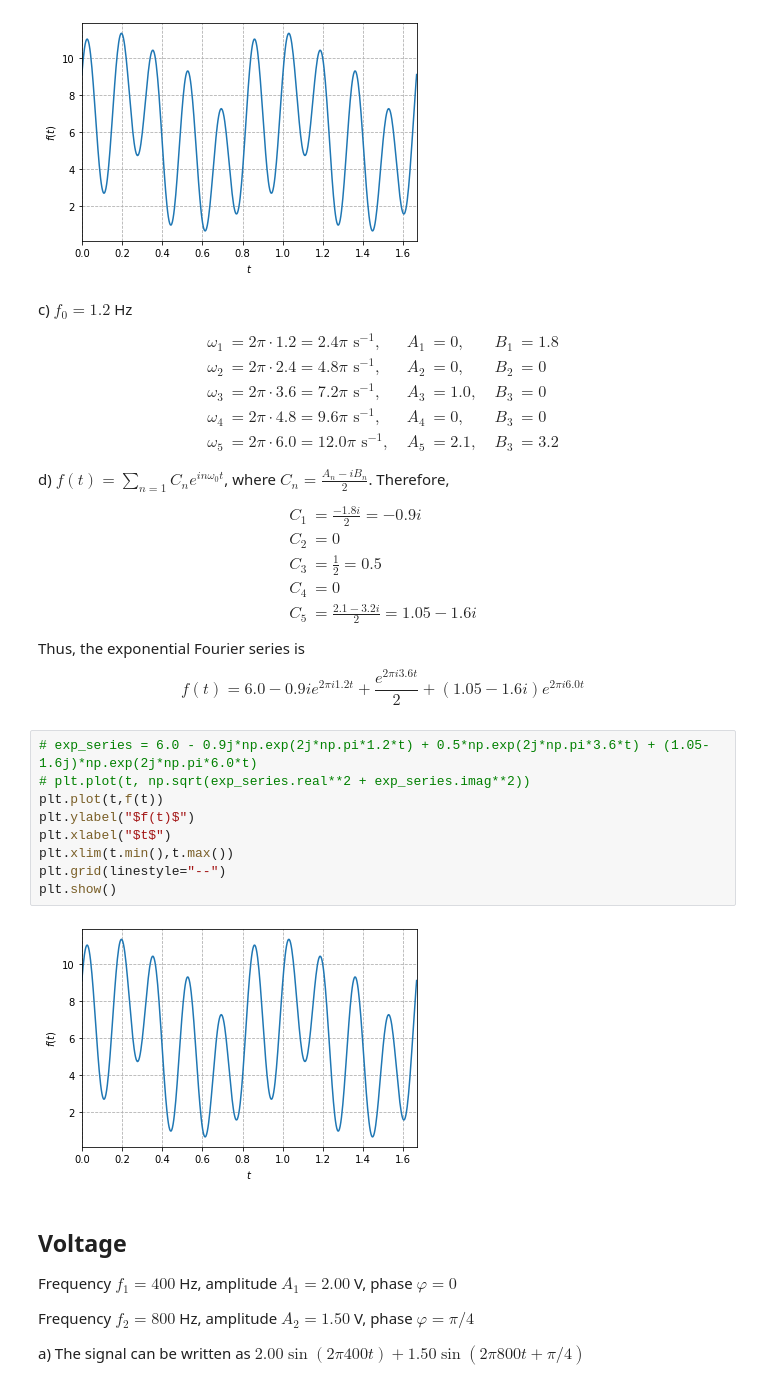
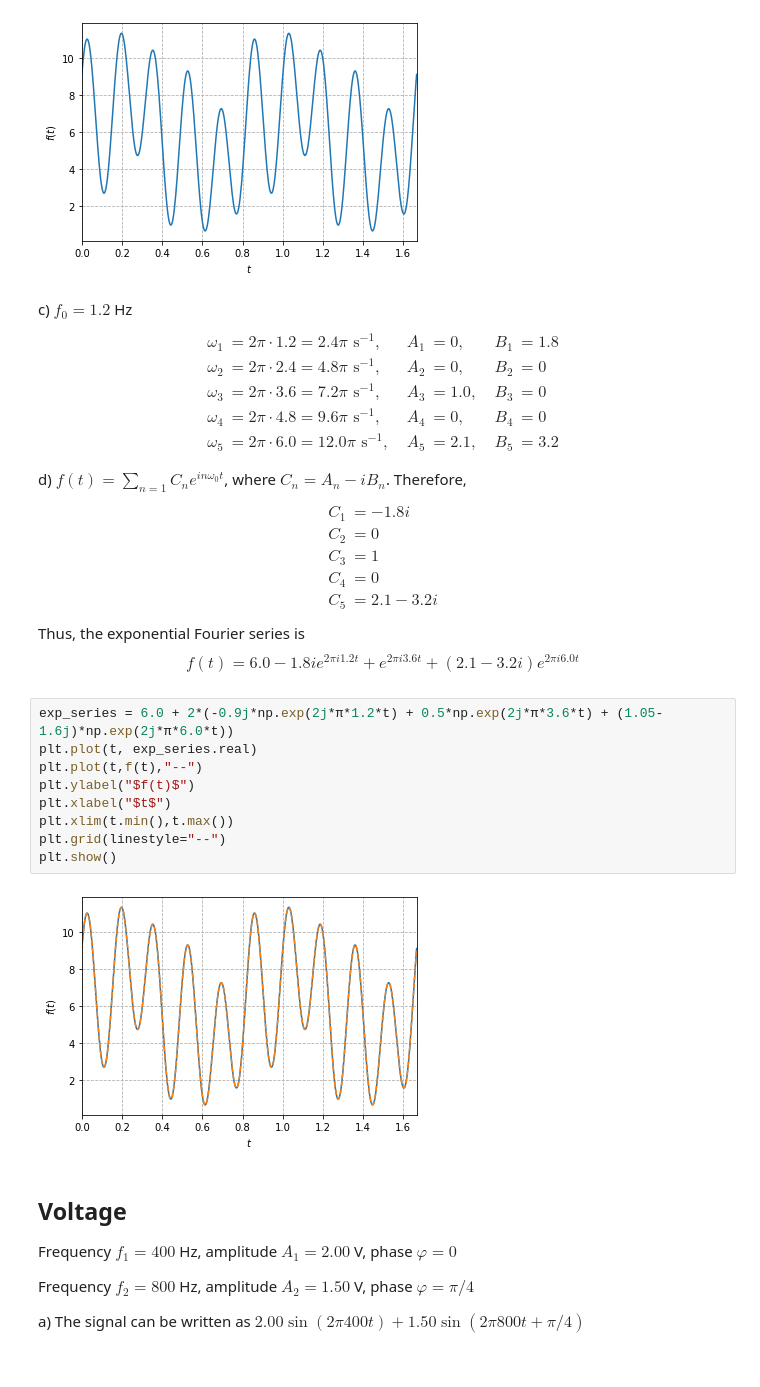
Before and after one commit to cgobat/MAE-3120, a Jupyter notebook: Homework/HW 02.ipynb, the cells around one changed output. Cells and saved outputs as stored; diff of their text form.

```diff
--- a/Homework/HW 02.ipynb
+++ b/Homework/HW 02.ipynb
@@ -39,30 +40,30 @@ c) $f_0 = 1.2$ Hz
 \omega_1 &= 2\pi\cdot1.2 = 2.4\pi\text{ s}^{-1},\ &A_1 &= 0,\ &B_1 &= 1.8 \\
 \omega_2 &= 2\pi\cdot2.4 = 4.8\pi\text{ s}^{-1},\ &A_2 &= 0,\ &B_2 &= 0 \\
 \omega_3 &= 2\pi\cdot3.6 = 7.2\pi\text{ s}^{-1},\ &A_3 &= 1.0,\ &B_3 &= 0 \\
-\omega_4 &= 2\pi\cdot4.8 = 9.6\pi\text{ s}^{-1},\ &A_4 &= 0,\ &B_3 &= 0 \\
-\omega_5 &= 2\pi\cdot6.0 = 12.0\pi\text{ s}^{-1},\ &A_5 &= 2.1,\ &B_3 &= 3.2
+\omega_4 &= 2\pi\cdot4.8 = 9.6\pi\text{ s}^{-1},\ &A_4 &= 0,\ &B_4 &= 0 \\
+\omega_5 &= 2\pi\cdot6.0 = 12.0\pi\text{ s}^{-1},\ &A_5 &= 2.1,\ &B_5 &= 3.2
 \end{align*}
 
-d) $f(t) = \sum_{n=1} C_n e^{in\omega_0 t}$, where $C_n = \frac{A_n-iB_n}{2}$. Therefore,
+d) $f(t) = \sum_{n=1} C_n e^{in\omega_0 t}$, where $C_n = A_n-iB_n$. Therefore,
 \begin{align*}
-C_1 &= \frac{-1.8i}{2} = -0.9i \\
+C_1 &= -1.8i \\
 C_2 &= 0 \\
-C_3 &= \frac{1}{2} = 0.5 \\
+C_3 &= 1 \\
 C_4 &= 0 \\
-C_5 &= \frac{2.1-3.2i}{2} = 1.05-1.6i
+C_5 &= 2.1-3.2i
 \end{align*}
-Thus, the exponential Fourier series is $$f(t) = 6.0 - 0.9i e^{2\pi i 1.2 t} + \frac{e^{2\pi i 3.6 t}}{2} + (1.05-1.6i)e^{2\pi i 6.0t}$$
+Thus, the exponential Fourier series is $$f(t) = 6.0 - 1.8i e^{2\pi i 1.2 t} + e^{2\pi i 3.6 t} + (2.1-3.2i)e^{2\pi i 6.0t}$$
 # %%
-# exp_series = 6.0 - 0.9j*np.exp(2j*np.pi*1.2*t) + 0.5*np.exp(2j*np.pi*3.6*t) + (1.05-1.6j)*np.exp(2j*np.pi*6.0*t)
-# plt.plot(t, np.sqrt(exp_series.real**2 + exp_series.imag**2))
-plt.plot(t,f(t))
+exp_series = 6.0 + 2*(-0.9j*np.exp(2j*π*1.2*t) + 0.5*np.exp(2j*π*3.6*t) + (1.05-1.6j)*np.exp(2j*π*6.0*t))
+plt.plot(t, exp_series.real)
+plt.plot(t,f(t),"--")
 plt.ylabel("$f(t)$")
 plt.xlabel("$t$")
 plt.xlim(t.min(),t.max())
 plt.grid(linestyle="--")
 plt.show()
 # %% [output]
-[figure, old version]
+[figure, new version]
 # %% [markdown]
 ## Voltage
 
```
Also changed, not shown: parts of 17 cells of this notebook.
